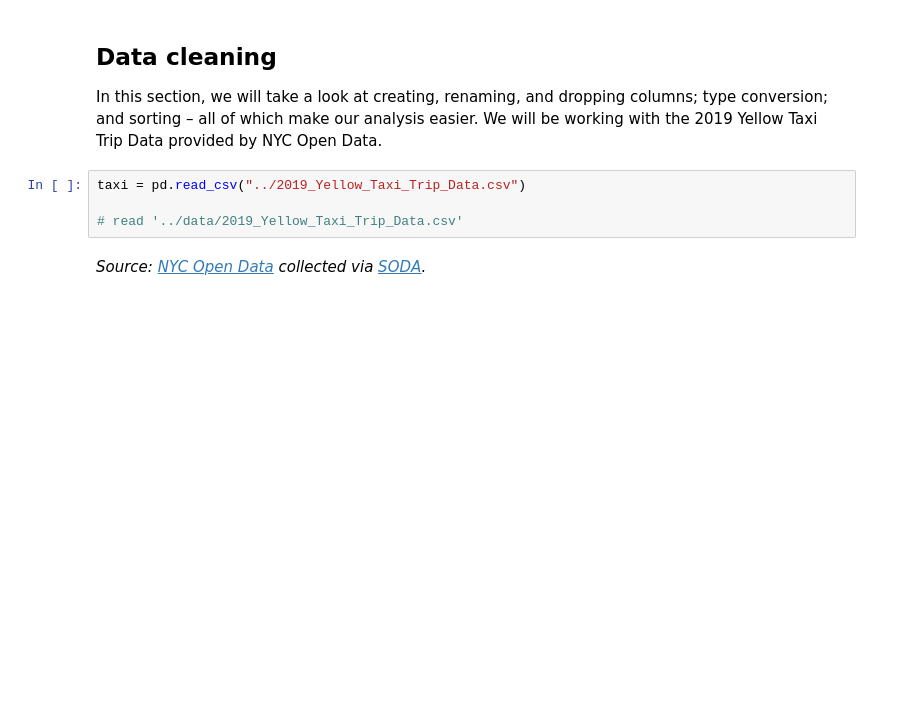
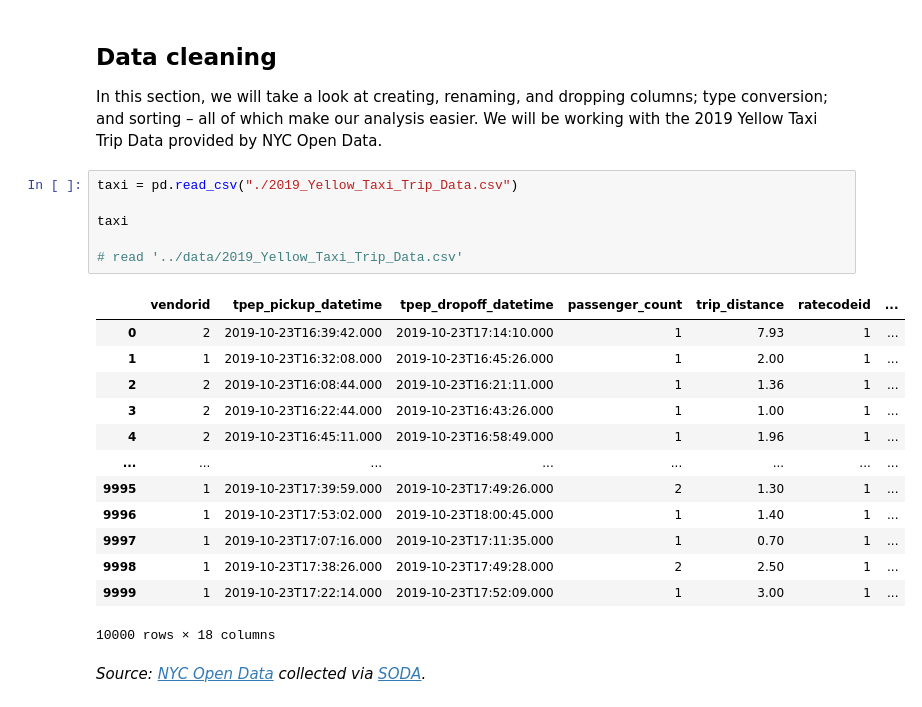
Before and after one commit to dmdigrande/dmdigrande.github.io, a Jupyter notebook: week1-lecture1-intro-to-pandas.ipynb, the cells around one changed output. Saved outputs shown, nothing was run; the diff lists cells and outputs as text; blank space fills up the shorter version.

```diff
--- a/week1-lecture1-intro-to-pandas.ipynb
+++ b/week1-lecture1-intro-to-pandas.ipynb
@@ -468,9 +463,25 @@ To prepare our data for analysis, we need to perform data wrangling. In this sec
 
 In this section, we will take a look at creating, renaming, and dropping columns; type conversion; and sorting &ndash; all of which make our analysis easier. We will be working with the 2019 Yellow Taxi Trip Data provided by NYC Open Data.
 # %%
-taxi = pd.read_csv("../2019_Yellow_Taxi_Trip_Data.csv")
+taxi = pd.read_csv("./2019_Yellow_Taxi_Trip_Data.csv")
+
+taxi
 
 # read '../data/2019_Yellow_Taxi_Trip_Data.csv'
+# %% [output]
+|  | vendorid | tpep_pickup_datetime | tpep_dropoff_datetime | passenger_count | trip_distance | ratecodeid | ... |
+| 0 | 2 | 2019-10-23T16:39:42.000 | 2019-10-23T17:14:10.000 | 1 | 7.93 | 1 | ... |
+| 1 | 1 | 2019-10-23T16:32:08.000 | 2019-10-23T16:45:26.000 | 1 | 2.00 | 1 | ... |
+| 2 | 2 | 2019-10-23T16:08:44.000 | 2019-10-23T16:21:11.000 | 1 | 1.36 | 1 | ... |
+| 3 | 2 | 2019-10-23T16:22:44.000 | 2019-10-23T16:43:26.000 | 1 | 1.00 | 1 | ... |
+| 4 | 2 | 2019-10-23T16:45:11.000 | 2019-10-23T16:58:49.000 | 1 | 1.96 | 1 | ... |
+| ... | ... | ... | ... | ... | ... | ... | ... |
+| 9995 | 1 | 2019-10-23T17:39:59.000 | 2019-10-23T17:49:26.000 | 2 | 1.30 | 1 | ... |
+| 9996 | 1 | 2019-10-23T17:53:02.000 | 2019-10-23T18:00:45.000 | 1 | 1.40 | 1 | ... |
+| 9997 | 1 | 2019-10-23T17:07:16.000 | 2019-10-23T17:11:35.000 | 1 | 0.70 | 1 | ... |
+| 9998 | 1 | 2019-10-23T17:38:26.000 | 2019-10-23T17:49:28.000 | 2 | 2.50 | 1 | ... |
+| 9999 | 1 | 2019-10-23T17:22:14.000 | 2019-10-23T17:52:09.000 | 1 | 3.00 | 1 | ... |
+10000 rows × 18 columns
 # %% [markdown]
 *Source: [NYC Open Data](https://data.cityofnewyork.us/Transportation/2019-Yellow-Taxi-Trip-Data/2upf-qytp) collected via [SODA](https://dev.socrata.com/foundry/data.cityofnewyork.us/2upf-qytp).*
 # %% [markdown]
```
Also changed, not shown: parts of 20 cells of this notebook.
